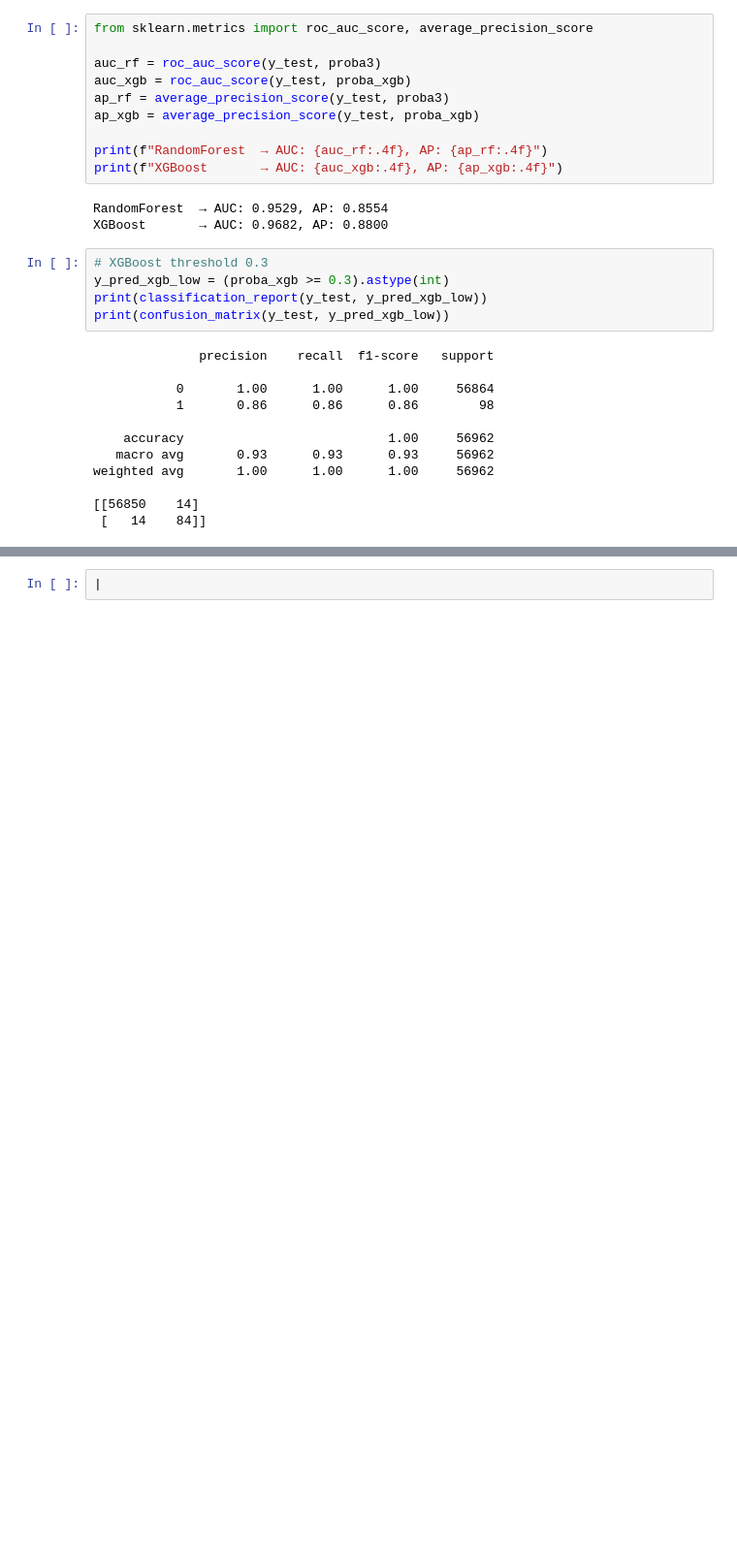
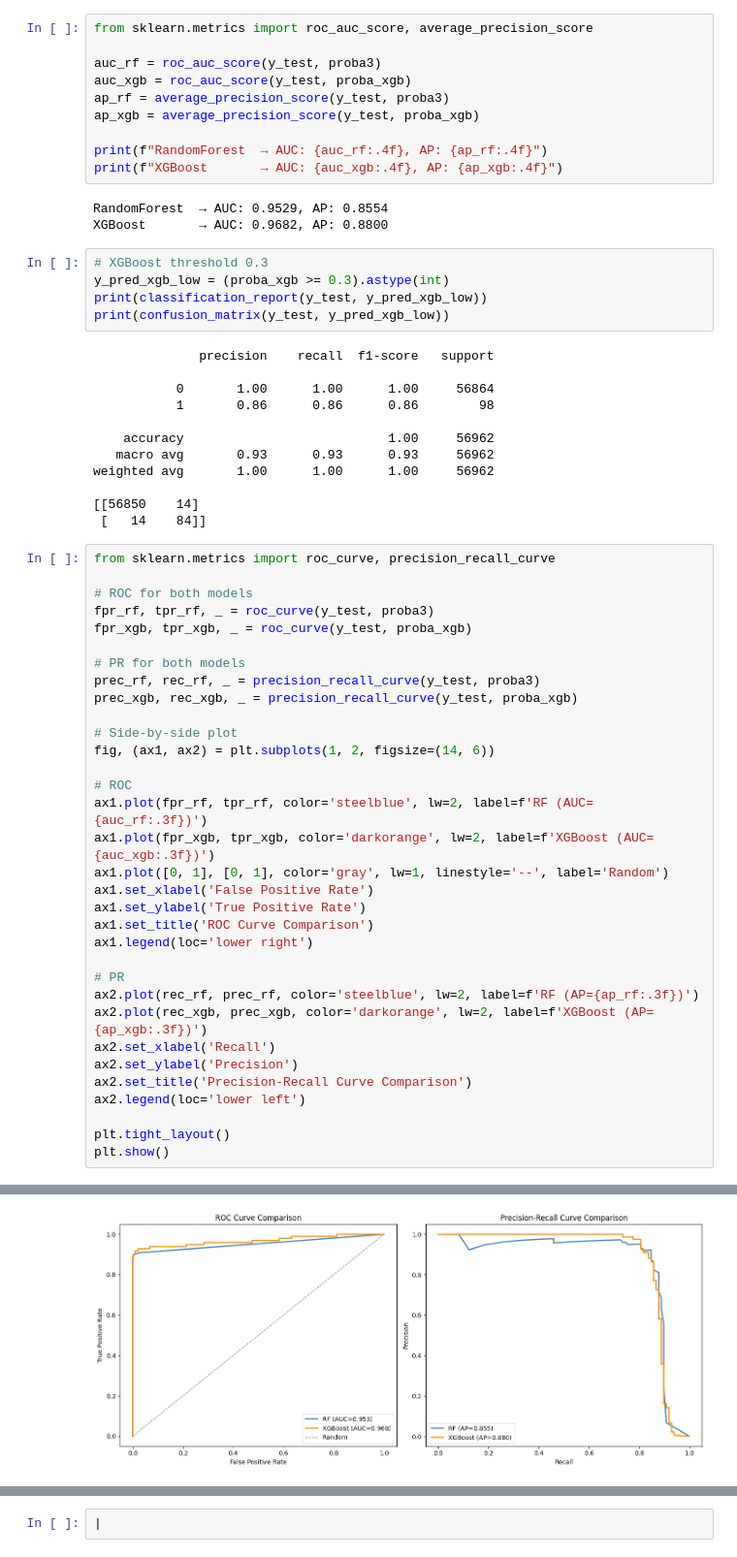
Before and after one commit to aeril716/fraud-detection, a Jupyter notebook: notebooks/02_advanced.ipynb, the cells around one changed output, grey strips where cells are left out. Shown at 97% size. Saved outputs shown, nothing was run; the diff lists cells and outputs as text; blank space fills up the shorter version.

```diff
--- a/notebooks/02_advanced.ipynb
+++ b/notebooks/02_advanced.ipynb
@@ -375,3 +375,37 @@ weighted avg       1.00      1.00      1.00     56962
 
 [[56850    14]
  [   14    84]]
+# %%
+from sklearn.metrics import roc_curve, precision_recall_curve
+
+# ROC for both models
+fpr_rf, tpr_rf, _ = roc_curve(y_test, proba3)
+fpr_xgb, tpr_xgb, _ = roc_curve(y_test, proba_xgb)
+
+# PR for both models
+prec_rf, rec_rf, _ = precision_recall_curve(y_test, proba3)
+prec_xgb, rec_xgb, _ = precision_recall_curve(y_test, proba_xgb)
+
+# Side-by-side plot
+fig, (ax1, ax2) = plt.subplots(1, 2, figsize=(14, 6))
+
+# ROC
+ax1.plot(fpr_rf, tpr_rf, color='steelblue', lw=2, label=f'RF (AUC={auc_rf:.3f})')
+ax1.plot(fpr_xgb, tpr_xgb, color='darkorange', lw=2, label=f'XGBoost (AUC={auc_xgb:.3f})')
+ax1.plot([0, 1], [0, 1], color='gray', lw=1, linestyle='--', label='Random')
+ax1.set_xlabel('False Positive Rate')
+ax1.set_ylabel('True Positive Rate')
+ax1.set_title('ROC Curve Comparison')
+ax1.legend(loc='lower right')
+
+# PR
+ax2.plot(rec_rf, prec_rf, color='steelblue', lw=2, label=f'RF (AP={ap_rf:.3f})')
+ax2.plot(rec_xgb, prec_xgb, color='darkorange', lw=2, label=f'XGBoost (AP={ap_xgb:.3f})')
+ax2.set_xlabel('Recall')
+ax2.set_ylabel('Precision')
+ax2.set_title('Precision-Recall Curve Comparison')
+ax2.legend(loc='lower left')
+
+plt.tight_layout()
+plt.show()
+# %% [output]
@@ -377,0 +425 @@ weighted avg       1.00      1.00      1.00     56962
+[figure, added]
```
Also changed, not shown: parts of 5 cells of this notebook.
